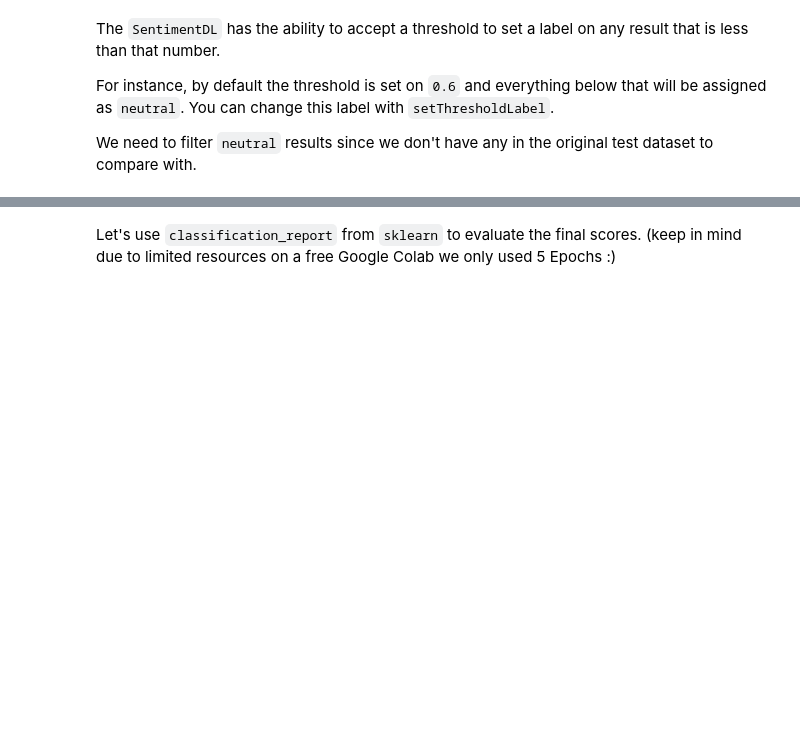
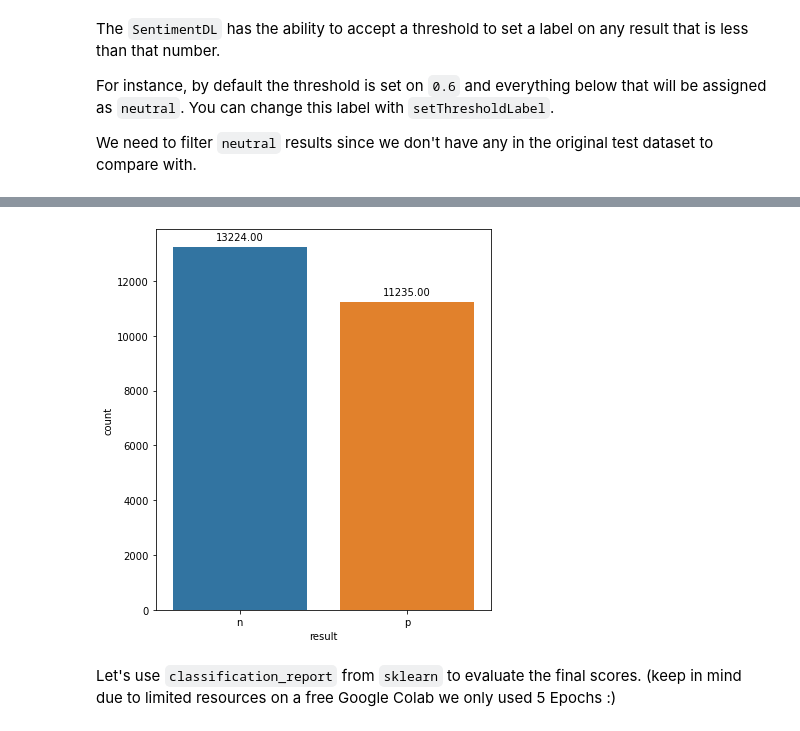
Before and after one commit to dhruvbpatel/Multiclass-Text-Classification, a Jupyter notebook: nbs/train_multiclass_sentiment_classifier_version1.0.ipynb, the cells around one changed output, grey strips where cells are left out. Cells and saved outputs as stored; diff of their text form; code cells hidden in the pictures; blank space fills up the shorter version.

```diff
--- a/nbs/train_multiclass_sentiment_classifier_version1.0.ipynb
+++ b/nbs/train_multiclass_sentiment_classifier_version1.0.ipynb
@@ -285,3 +309,13 @@ We need to filter `neutral` results since we don't have any in the original test
+# %%
+plt.figure(figsize=(6,7))
+plot_df = preds_df['result'].apply(lambda x : x[0])
+import seaborn as sns
+splot = sns.countplot(plot_df)
+
+for p in splot.patches:
+		splot.annotate(format(p.get_height(), '.2f'), (p.get_x() + p.get_width() / 2., p.get_height()), ha = 'center', va = 'center', xytext = (0, 10), textcoords = 'offset points')
+# %% [output]
+[figure, added]
 # %%
 preds_df = preds_df[preds_df['result'] != 'neutral']
 # %%
```
Also changed, not shown: parts of 4 cells of this notebook, 1 other file.
